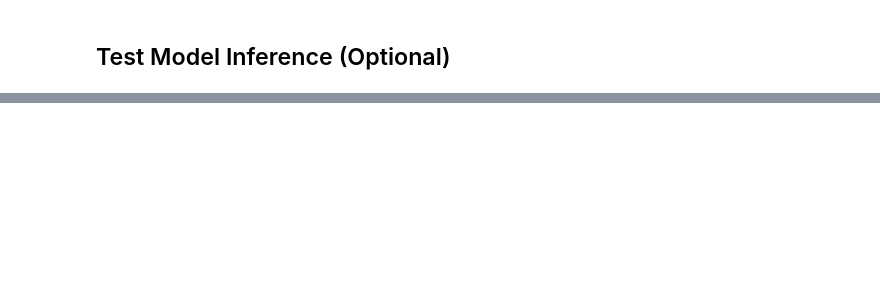
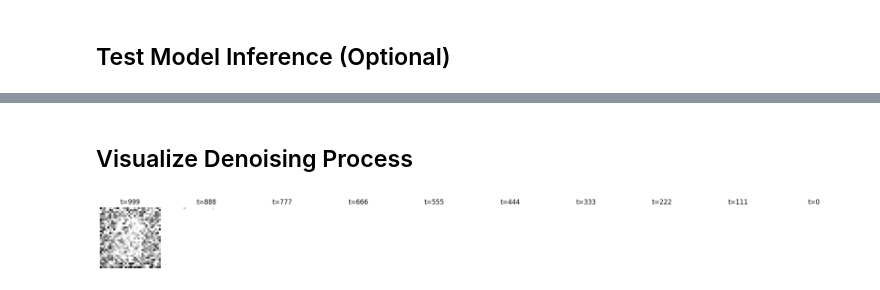
Before and after one commit to jasserkraiem/pm, a Jupyter notebook: diffusion_training.ipynb, the cells around one changed output, grey strips where cells are left out. Drawn from its saved outputs; the diff is of its cells as text; code cells hidden in the pictures; blank space fills up the shorter version.

```diff
--- a/diffusion_training.ipynb
+++ b/diffusion_training.ipynb
@@ -306,0 +395,48 @@ print("Model inference test completed!")
+# %% [markdown]
+## Visualize Denoising Process
+# %%
+# Visualize the denoising process for a single sample
+@torch.no_grad()
+def visualize_denoising(model, timesteps, sqrt_alphas_cumprod, sqrt_one_minus_alphas_cumprod, device, sample_idx=0, steps_to_show=10):
+    model.eval()
+    # Start with random noise for one sample
+    img = torch.randn(1, 1, image_size, image_size, device=device)
+
+    fig, axes = plt.subplots(1, steps_to_show, figsize=(steps_to_show * 2, 2))
+
+    timesteps_to_show = torch.linspace(timesteps - 1, 0, steps_to_show, dtype=torch.long).to(device)
+
+    for i, t_val in enumerate(timesteps_to_show):
+        t = torch.full((1,), t_val, device=device, dtype=torch.long)
+
+        # Predict noise
+        predicted_noise = model(img, t, type_t="timestep")
+
+        # Calculate alpha and alpha cumulative product for the current timestep
+        alpha = 1.0 - betas[t]
+        alpha_cumprod = alphas_cumprod[t]
+
+        # Calculate the denoised image
+        img = (img - sqrt_one_minus_alphas_cumprod[t] * predicted_noise) / sqrt_alphas_cumprod[t]
+
+        if t > 0:
+            # Add noise for the next step
+            noise = torch.randn_like(img)
+            sigma = betas[t].sqrt()
+            img = img + sigma * noise
+
+        # Denormalize and clamp for display
+        display_img = (img * 0.5) + 0.5
+        display_img = torch.clamp(display_img, 0, 1)
+
+        axes[i].imshow(display_img.cpu().squeeze(), cmap='gray', vmin=0, vmax=1)
+        axes[i].set_title(f't={t_val.item()}')
+        axes[i].axis('off')
+
+    plt.tight_layout()
+    plt.show()
+
+# Visualize the denoising process
+visualize_denoising(model, timesteps, sqrt_alphas_cumprod, sqrt_one_minus_alphas_cumprod, device)
+# %% [output]
+[figure, added]
```
Also changed, not shown: parts of 11 cells of this notebook.
